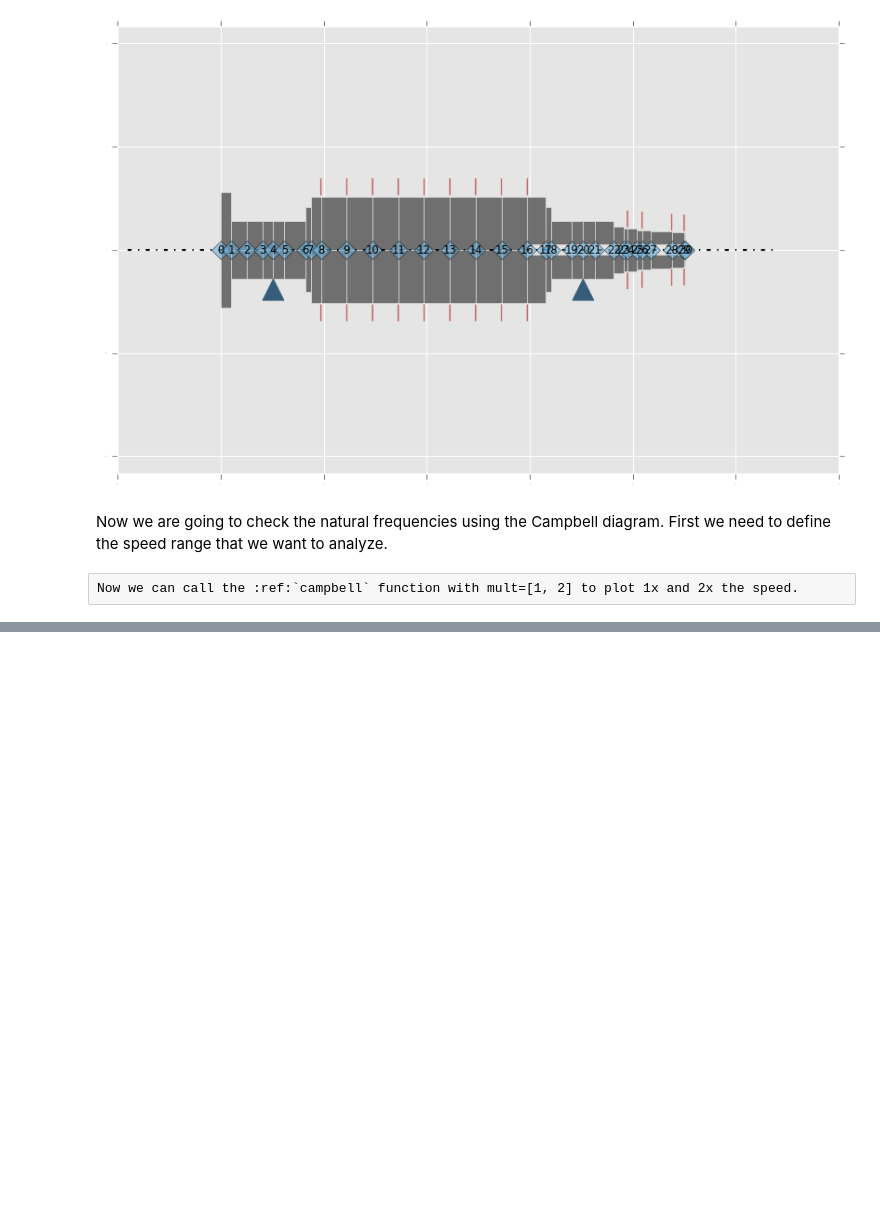
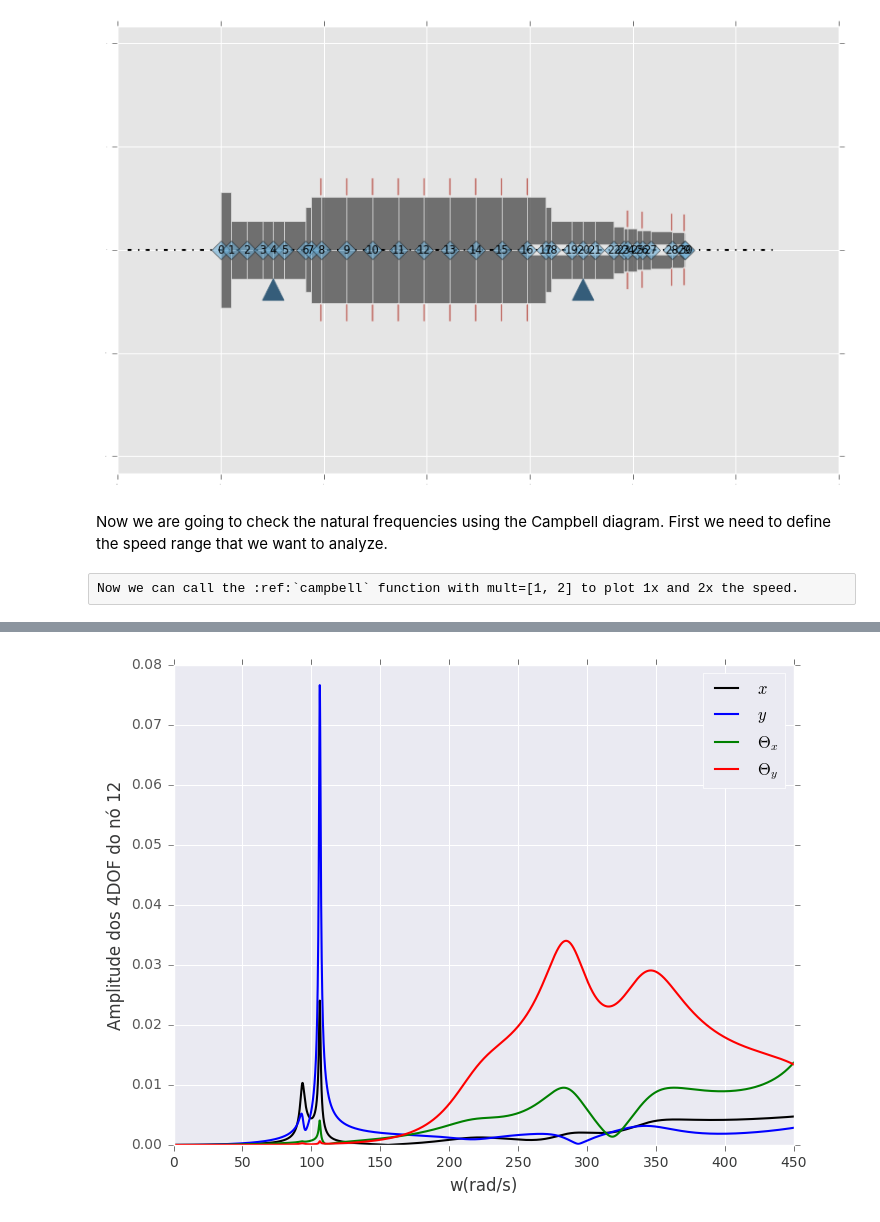
Before and after one commit to eduardofvdalmeida/Trabalho-Rotores, a Jupyter notebook: LaviRot - Gerador.ipynb, the cells around one changed output, grey strips where cells are left out. Cells and saved outputs as stored; diff of their text form; code cells hidden in the pictures; blank space fills up the shorter version.

```diff
--- a/LaviRot - Gerador.ipynb
+++ b/LaviRot - Gerador.ipynb
@@ -411,0 +348,11 @@ plt.show()
+# %%
+plt.plot(omega, x[:,48],'k-', label='$x$')
+plt.plot(omega, x[:,49],'b-', label='$y$')
+plt.plot(omega, x[:,50],'g-', label='$\Theta_x$')
+plt.plot(omega, x[:,51],'r-', label='$\Theta_y$')
+plt.ylabel('Amplitude dos 4DOF do nó 12')
+plt.xlabel('w(rad/s)')
+plt.legend()
+plt.show()
+# %% [output]
+[figure, added]
```
Also changed, not shown: parts of 17 cells of this notebook.
